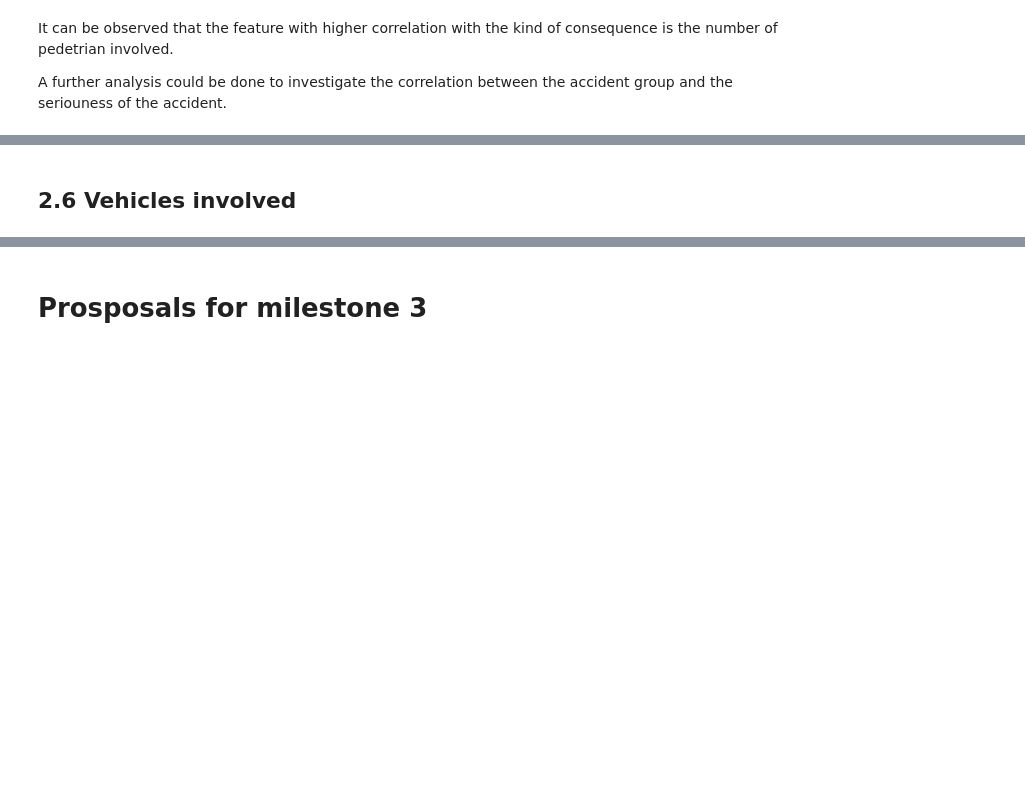
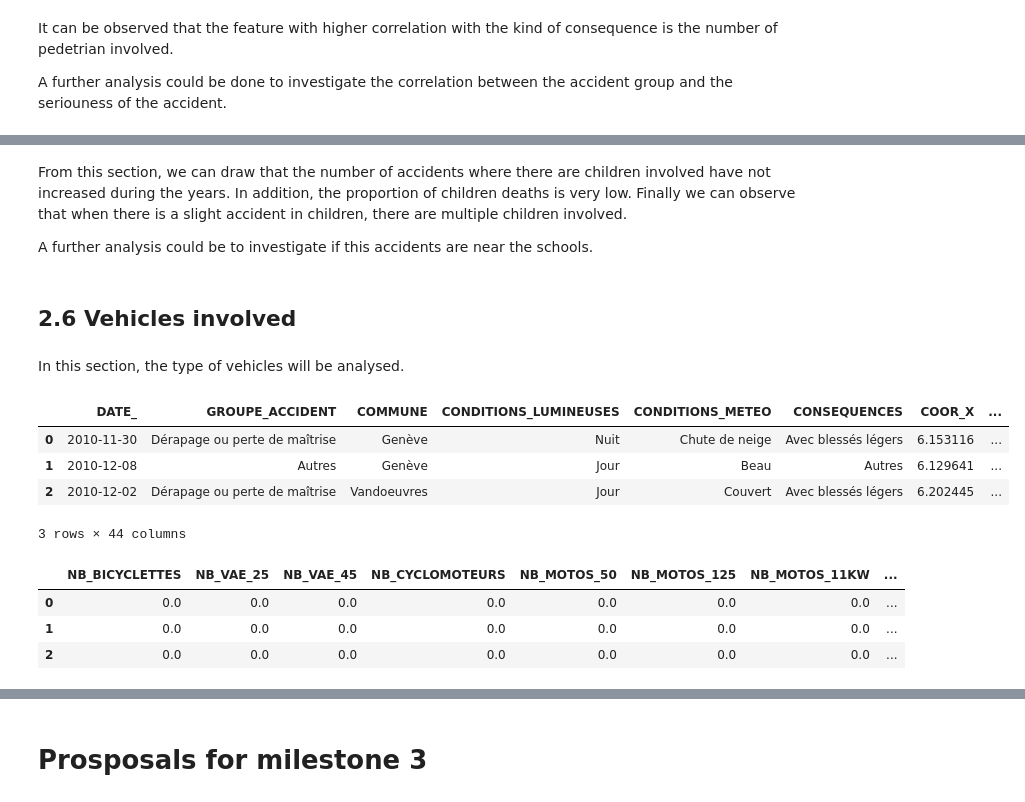
Before and after one commit to LucaZampieri/ADA_homework_LMX, a Jupyter notebook: LMX_Project/01_Geneva_accidents.ipynb, the cells around one changed output, grey strips where cells are left out. Cells and saved outputs as stored; diff of their text form; code cells hidden in the pictures; blank space fills up the shorter version.

```diff
--- a/LMX_Project/01_Geneva_accidents.ipynb
+++ b/LMX_Project/01_Geneva_accidents.ipynb
@@ -741,2 +837,6 @@ A further analysis could be done to investigate the correlation between the acci
+# %% [markdown]
+From this section, we can draw that the number of accidents where there are children involved have not increased during the years. In addition, the proportion of children deaths is very low. Finally we can observe that when there is a slight accident in children, there are multiple children involved.
+
+A further analysis could be to investigate if this accidents are near the schools.
 # %% [markdown]
 ## 2.6 Vehicles involved
@@ -755,0 +843,2 @@ def professionaltrip_gp(x):
+# %% [markdown]
+In this section, the type of vehicles will be analysed.
@@ -755,0 +852,19 @@ def professionaltrip_gp(x):
+# %%
+acc_df.head(3)
+# %% [output]
+|  | DATE_ | GROUPE_ACCIDENT | COMMUNE | CONDITIONS_LUMINEUSES | CONDITIONS_METEO | CONSEQUENCES | COOR_X | ... |
+| 0 | 2010-11-30 | Dérapage ou perte de maîtrise | Genève | Nuit | Chute de neige | Avec blessés légers | 6.153116 | ... |
+| 1 | 2010-12-08 | Autres | Genève | Jour | Beau | Autres | 6.129641 | ... |
+| 2 | 2010-12-02 | Dérapage ou perte de maîtrise | Vandoeuvres | Jour | Couvert | Avec blessés légers | 6.202445 | ... |
+3 rows × 44 columns
+# %%
+# Select vehicles features realted
+vehicles_features = ['NB_BICYCLETTES','NB_VAE_25', 'NB_VAE_45', 'NB_CYCLOMOTEURS', 'NB_MOTOS_50','NB_MOTOS_125',
+                     'NB_MOTOS_11KW', 'NB_VOITURES_TOURISME','NB_VOITURES_LIVRAISON', 'NB_CAMIONS', 'NB_BUS',
+                     'NB_TRAM', 'NB_MOTO', 'NB_BIKE', 'NB_TPubl', 'NB_ProfT', 'NB_LourdT']
+acc_df[vehicles_features].head(3)
+# %% [output]
+|  | NB_BICYCLETTES | NB_VAE_25 | NB_VAE_45 | NB_CYCLOMOTEURS | NB_MOTOS_50 | NB_MOTOS_125 | NB_MOTOS_11KW | ... |
+| 0 | 0.0 | 0.0 | 0.0 | 0.0 | 0.0 | 0.0 | 0.0 | ... |
+| 1 | 0.0 | 0.0 | 0.0 | 0.0 | 0.0 | 0.0 | 0.0 | ... |
+| 2 | 0.0 | 0.0 | 0.0 | 0.0 | 0.0 | 0.0 | 0.0 | ... |
```
Also changed, not shown: parts of 25 cells of this notebook, 4 other files.
